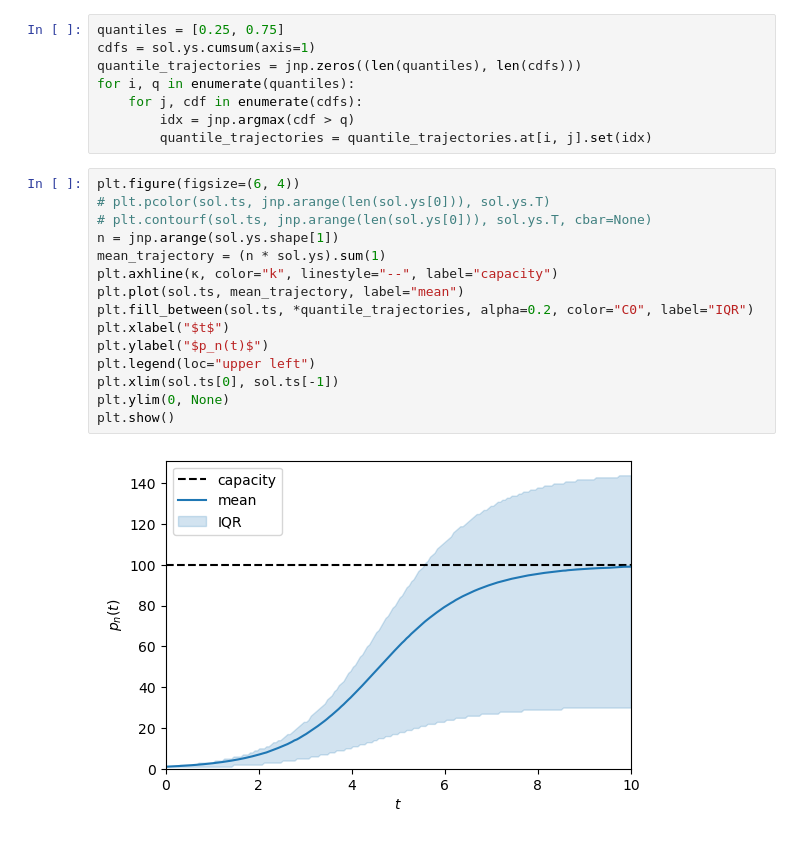
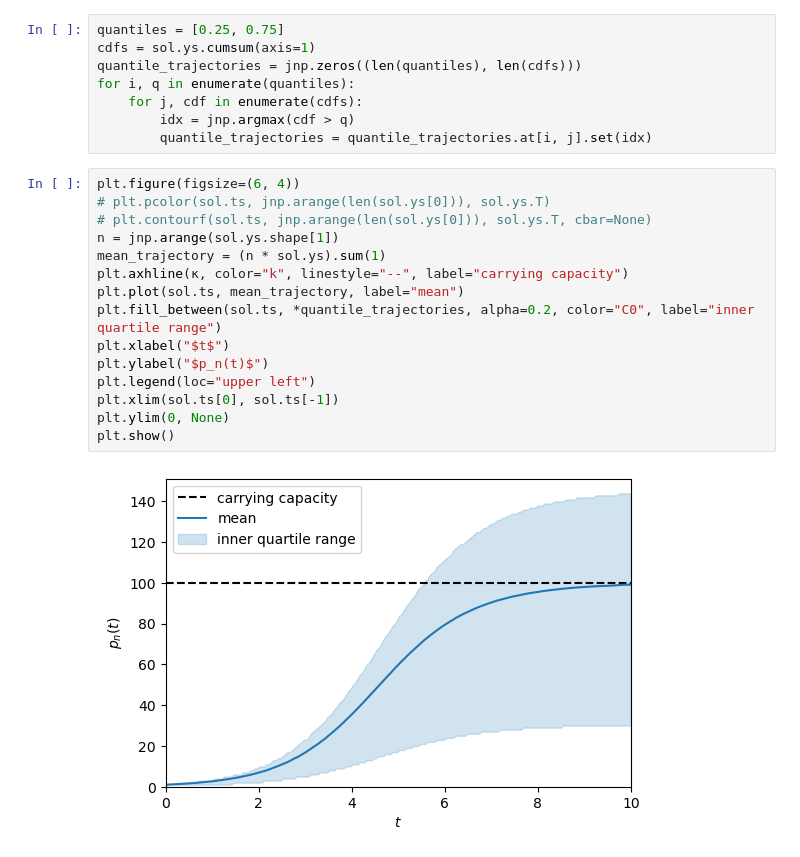
Before and after one commit to WSDeWitt/mfbd, a Jupyter notebook: capacity.ipynb, the cells around one changed output. Saved outputs shown, nothing was run; the diff lists cells and outputs as text.

```diff
--- a/capacity.ipynb
+++ b/capacity.ipynb
@@ -98,17 +96,17 @@ for i, q in enumerate(quantiles):
 # %%
 plt.figure(figsize=(6, 4))
 # plt.pcolor(sol.ts, jnp.arange(len(sol.ys[0])), sol.ys.T)
 # plt.contourf(sol.ts, jnp.arange(len(sol.ys[0])), sol.ys.T, cbar=None)
 n = jnp.arange(sol.ys.shape[1])
 mean_trajectory = (n * sol.ys).sum(1)
-plt.axhline(κ, color="k", linestyle="--", label="capacity")
+plt.axhline(κ, color="k", linestyle="--", label="carrying capacity")
 plt.plot(sol.ts, mean_trajectory, label="mean")
-plt.fill_between(sol.ts, *quantile_trajectories, alpha=0.2, color="C0", label="IQR")
+plt.fill_between(sol.ts, *quantile_trajectories, alpha=0.2, color="C0", label="inner quartile range")
 plt.xlabel("$t$")
 plt.ylabel("$p_n(t)$")
 plt.legend(loc="upper left")
 plt.xlim(sol.ts[0], sol.ts[-1])
 plt.ylim(0, None)
 plt.show()
 # %% [output]
-[figure, old version]
+[figure, new version]
```
Also changed, not shown: parts of 4 cells of this notebook, 1 other file.
